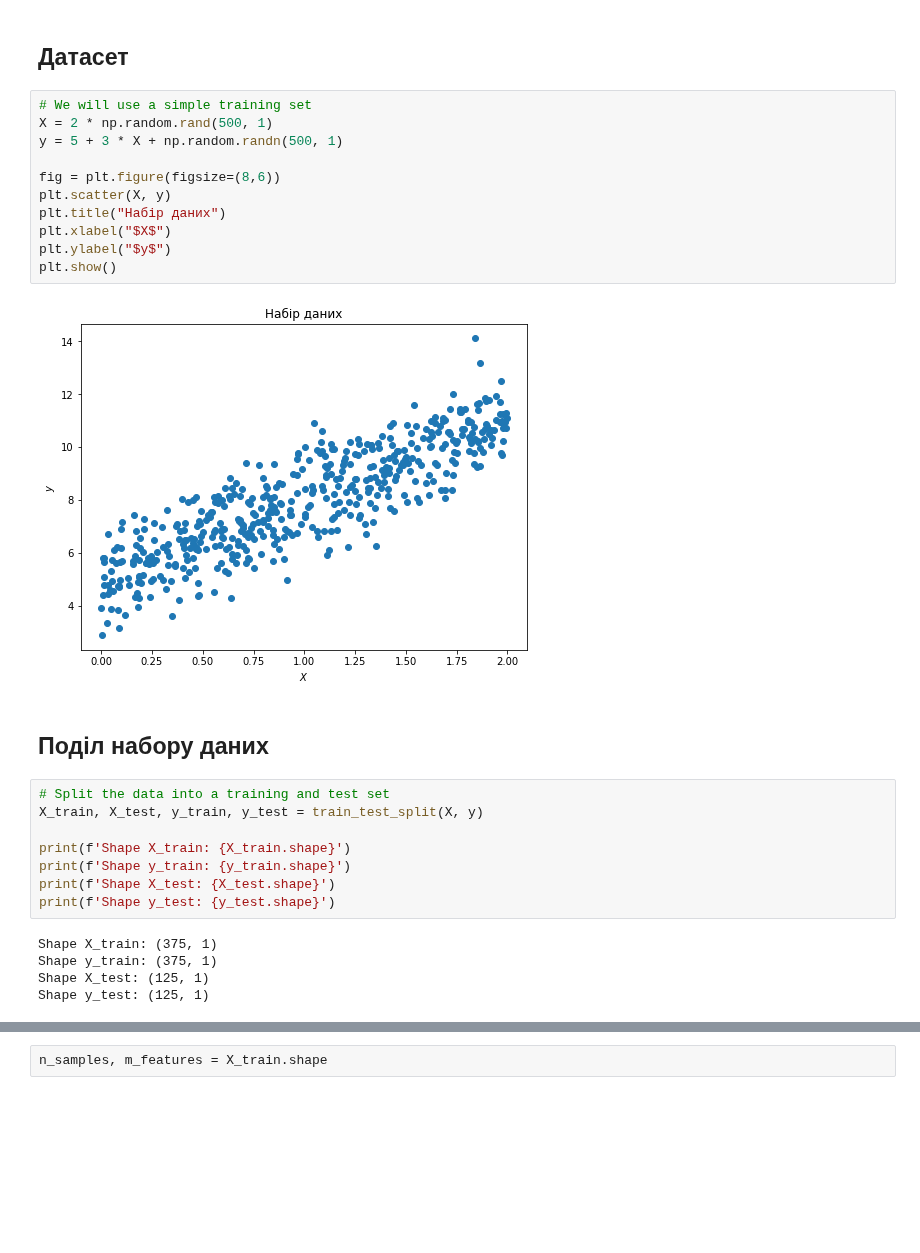
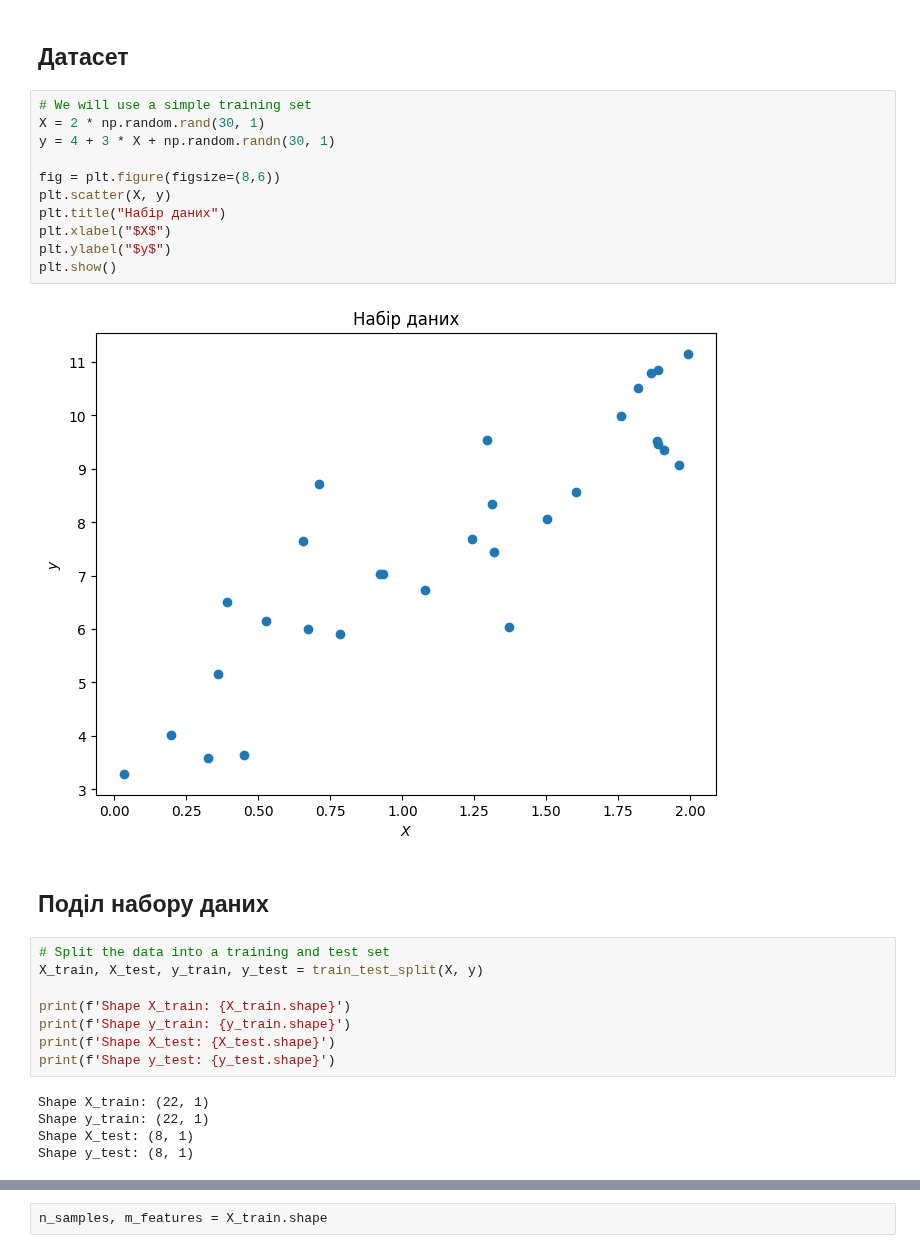
Before and after one commit to YKochura/ai-lab, a Jupyter notebook: linear-regression/linear_regression.ipynb, the cells around one changed output, grey strips where cells are left out. Drawn from its saved outputs; the diff is of its cells as text; blank space fills up the shorter version.

Commit message:
added plots

```diff
--- a/linear-regression/linear_regression.ipynb
+++ b/linear-regression/linear_regression.ipynb
@@ -76,17 +76,17 @@ np.random.seed(123)
 ## Датасет
 # %%
 # We will use a simple training set
-X = 2 * np.random.rand(500, 1)
-y = 5 + 3 * X + np.random.randn(500, 1)
+X = 2 * np.random.rand(30, 1)
+y = 4 + 3 * X + np.random.randn(30, 1)
 
 fig = plt.figure(figsize=(8,6))
 plt.scatter(X, y)
 plt.title("Набір даних")
 plt.xlabel("$X$")
 plt.ylabel("$y$")
 plt.show()
 # %% [output]
-[figure, old version]
+[figure, new version]
 # %% [markdown]
 ## Поділ набору даних
 # %%
@@ -98,7 +98,7 @@ print(f'Shape y_train: {y_train.shape}')
 print(f'Shape X_test: {X_test.shape}')
 print(f'Shape y_test: {y_test.shape}')
 # %% [output]
-Shape X_train: (375, 1)
-Shape y_train: (375, 1)
-Shape X_test: (125, 1)
-Shape y_test: (125, 1)
+Shape X_train: (22, 1)
+Shape y_train: (22, 1)
+Shape X_test: (8, 1)
+Shape y_test: (8, 1)
```
Also changed, not shown: parts of 7 cells of this notebook.
